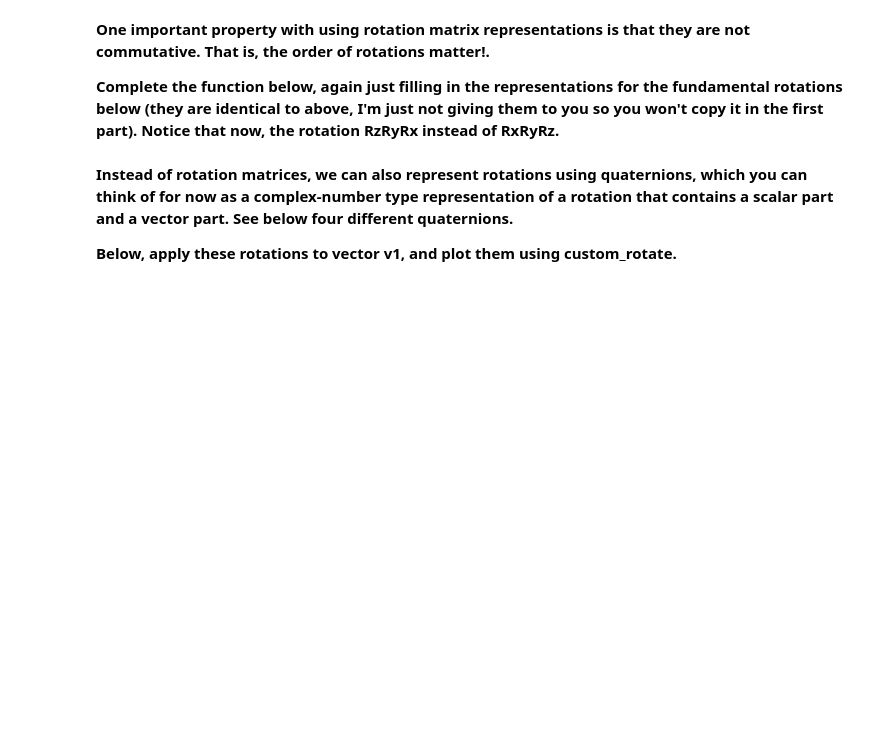
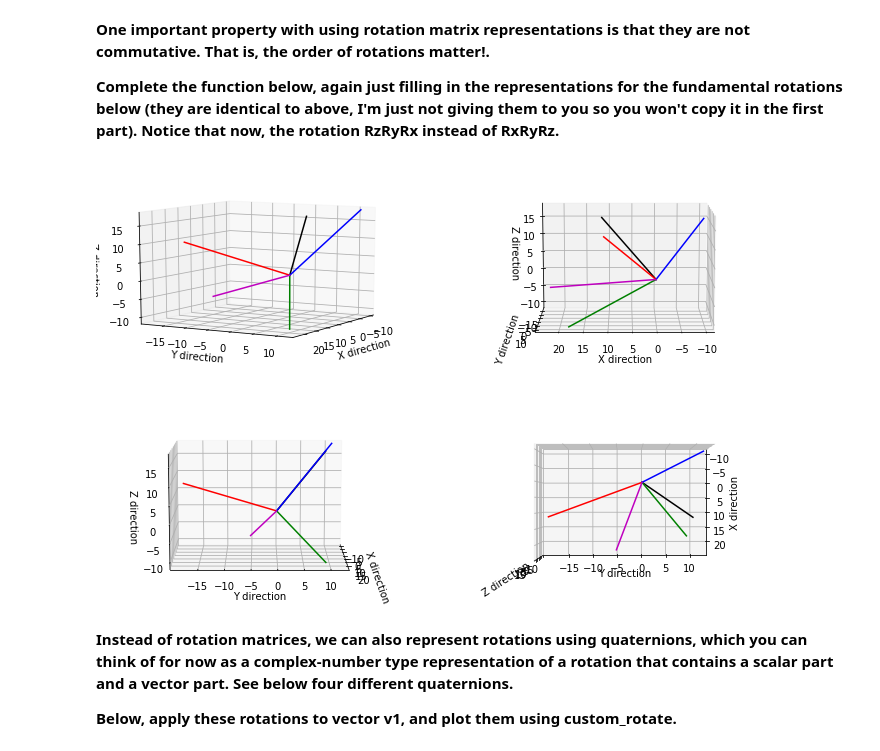
Before and after one commit to dlezcan1/computer-vision-fall-2020, a Jupyter notebook: week7/(Week_7)_Stereo.ipynb, the cells around one changed output. Saved outputs shown, nothing was run; the diff lists cells and outputs as text; code cells hidden in the pictures; blank space fills up the shorter version.

```diff
--- a/week7/(Week_7)_Stereo.ipynb
+++ b/week7/(Week_7)_Stereo.ipynb
@@ -98,25 +120,30 @@ custom_rotate(rotate_via_matrix_xyz)
 **Complete the function below, again just filling in the representations for the fundamental rotations below (they are identical to above, I'm just not giving them to you so you won't copy it in the first part). Notice that now, the rotation RzRyRx instead of RxRyRz.**
 # %%
 def rotate_via_matrix_zyx(vector, phi=0, theta=0, xi=0):
-  """ Rotates vector by a rotation composed of x by angle phi, y by angle theta,
+    """ Rotates vector by a rotation composed of x by angle phi, y by angle theta,
       and z by angle xi. Does this by applying fundamental rotations RxRyRz.
 
       Args:
         vector: 3x1 numpy array of the vector
         phi: rotation angle in radians around x axis
         theta: rotation angle in radians around y axis
         xi: rotation angle in radians around z axis
 
       Return:
         RzRyRx*vector: 3x1 numpy array of the rotated vector
-  """
+    """
 
-  # Construct the fundamental rotations using np.cos and np.sin
+    # Construct the fundamental rotations using np.cos and np.sin
+    Rx = rotatex(phi)
+    Ry = rotatey(theta)
+    Rz = rotatez(xi)
 
 
-  return Rz @ Ry @ Rx @ vector
+    return Rz @ Ry @ Rx @ vector
 
 custom_rotate(rotate_via_matrix_zyx)
+# %% [output]
+[figure, added]
 # %% [markdown]
 **Instead of rotation matrices, we can also represent rotations using quaternions, which you can think of for now as a complex-number type representation of a rotation that contains a scalar part and a vector part. See below four different quaternions.**
 
```
Also changed, not shown: parts of 31 cells of this notebook.
